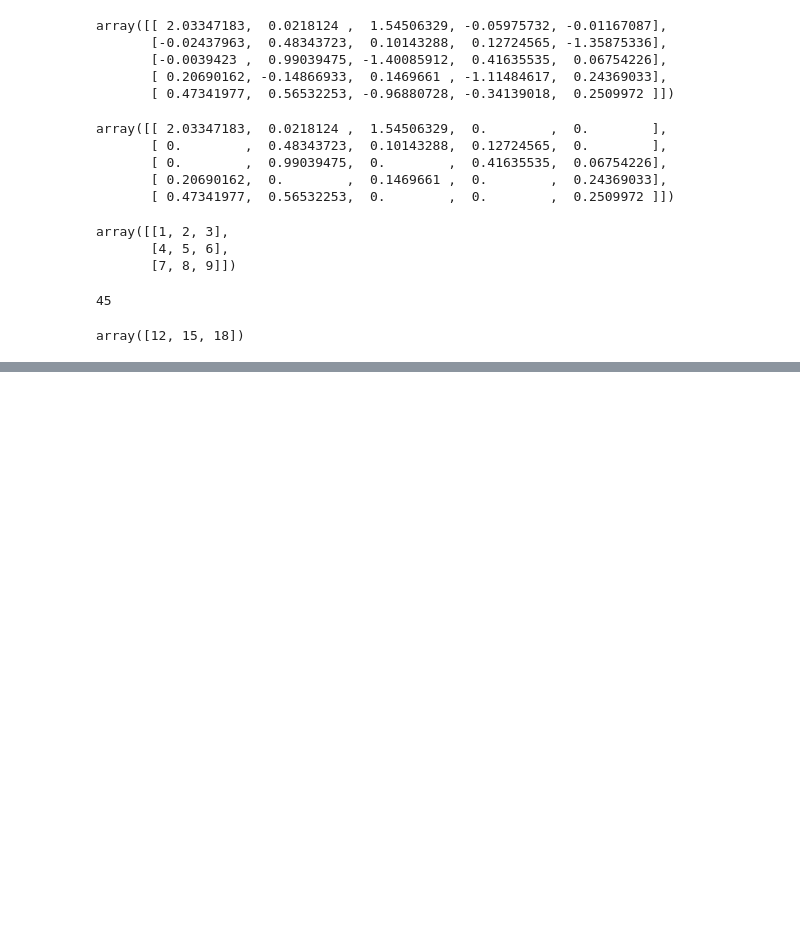
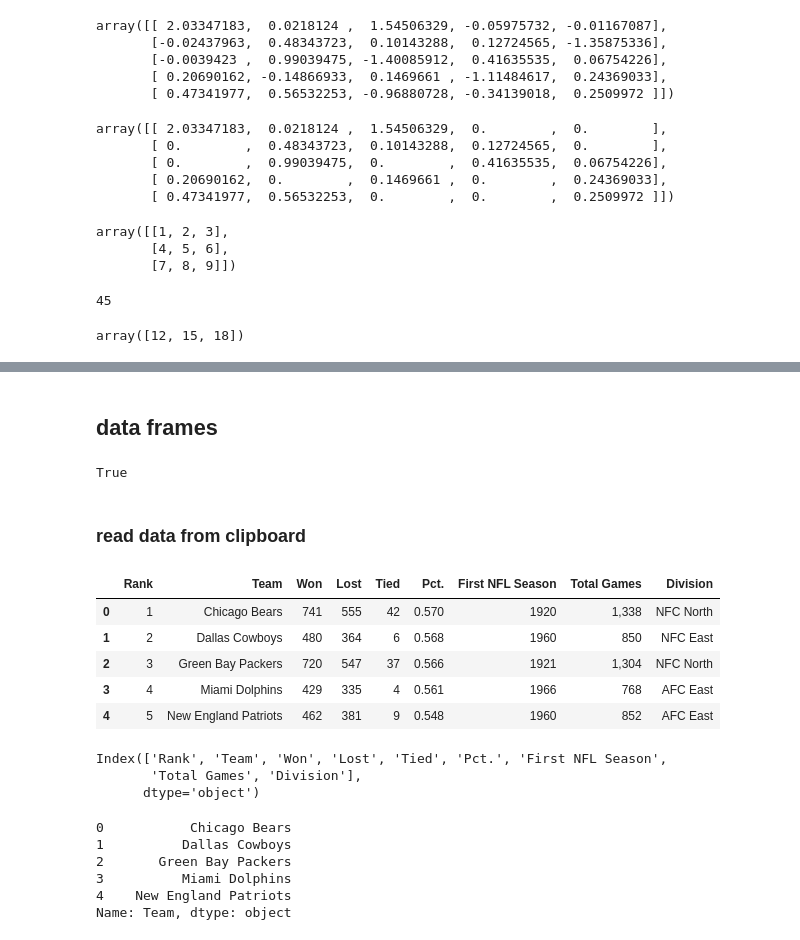
Before and after one commit to HanchenXiong/Python_Essential, a Jupyter notebook: Python for Data Science.ipynb, the cells around one changed output, grey strips where cells are left out. Drawn from its saved outputs; the diff is of its cells as text; code cells hidden in the pictures; blank space fills up the shorter version.

```diff
--- a/Python for Data Science.ipynb
+++ b/Python for Data Science.ipynb
@@ -378,0 +597,2 @@ array([12, 15, 18])
+# %% [markdown]
+## data frames
@@ -378,0 +603,34 @@ array([12, 15, 18])
+# %%
+import webbrowser
+website = 'https://en.wikipedia.org/wiki/NFL_win%E2%80%93loss_records'
+webbrowser.open(website)
+# %% [output]
+True
+# %% [markdown]
+### read data from clipboard
+# %%
+nfl_frame = pd.read_clipboard()
+# %%
+nfl_frame
+# %% [output]
+|  | Rank | Team | Won | Lost | Tied | Pct. | First NFL Season | Total Games | Division |
+| 0 | 1 | Chicago Bears | 741 | 555 | 42 | 0.570 | 1920 | 1,338 | NFC North |
+| 1 | 2 | Dallas Cowboys | 480 | 364 | 6 | 0.568 | 1960 | 850 | NFC East |
+| 2 | 3 | Green Bay Packers | 720 | 547 | 37 | 0.566 | 1921 | 1,304 | NFC North |
+| 3 | 4 | Miami Dolphins | 429 | 335 | 4 | 0.561 | 1966 | 768 | AFC East |
+| 4 | 5 | New England Patriots | 462 | 381 | 9 | 0.548 | 1960 | 852 | AFC East |
+# %%
+nfl_frame.columns
+# %% [output]
+Index(['Rank', 'Team', 'Won', 'Lost', 'Tied', 'Pct.', 'First NFL Season',
+       'Total Games', 'Division'],
+      dtype='object')
+# %%
+nfl_frame.Team
+# %% [output]
+0           Chicago Bears
+1          Dallas Cowboys
+2       Green Bay Packers
+3          Miami Dolphins
+4    New England Patriots
+Name: Team, dtype: object
```
Also changed, not shown: parts of 50 cells of this notebook, 3 other files.
